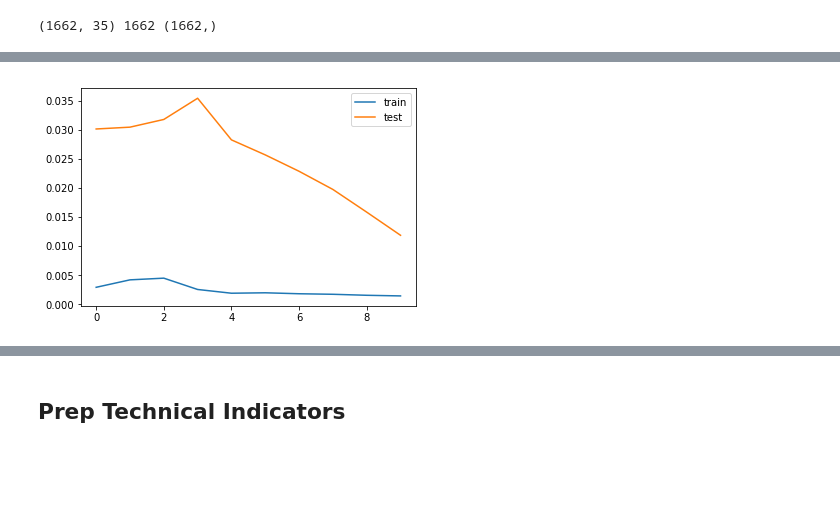
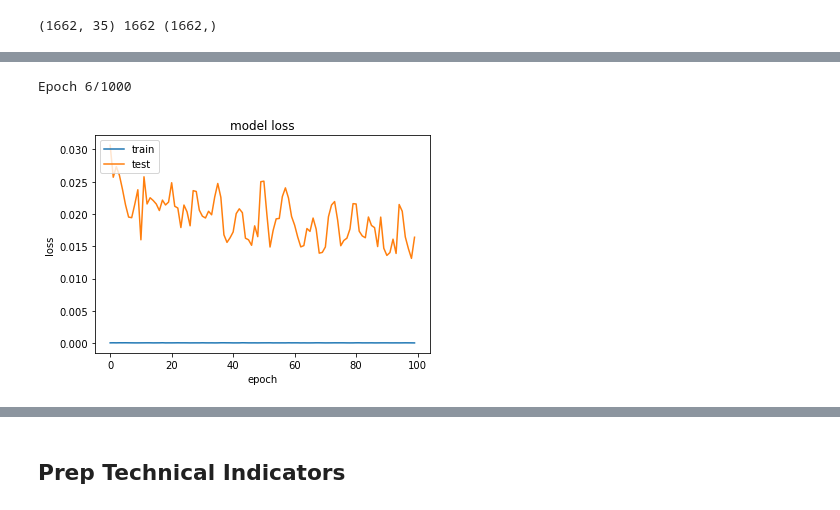
Before and after one commit to bcizek91/crypto_bot_project_2, a Jupyter notebook: Data_Prep_Master.ipynb, the cells around one changed output, grey strips where cells are left out. Cells and saved outputs as stored; diff of their text form; code cells hidden in the pictures; blank space fills up the shorter version.

Commit message:
Data_Prep_Master.ipynb minor tweaks to LSTM model constructions, inline Epoch display for fit.

```diff
--- a/Data_Prep_Master.ipynb
+++ b/Data_Prep_Master.ipynb
@@ -247,8 +239,9 @@ reframed.head()
 # %%
 #reframed.head()
 # %%
-#list = [x for x in range(35, 70) if x % 7 !=0]
+chaff = [x for x in range(35, 70) if x % 7 !=0]
 #print(list)
+reframed.drop(reframed.columns[chaff], axis=1, inplace=True) #4,8,12,16,20
 # %%
 reframed_values = reframed.values
 # %%
@@ -279,21 +270,43 @@ from tensorflow.keras.layers import Flatten
 model = Sequential()
 model.add(LSTM(50, input_shape=(train_X.shape[1], train_X.shape[2]),return_sequences=True))
 model.add(Dropout(.2))
-model.add(LSTM(units=50, return_sequences=True))
+model.add(LSTM(units=50,))
 model.add(Dropout(.2))
 #model.add(LSTM(units=50, return_sequences=True))
 #model.add(Dropout(.2))
-model.add(Flatten())
+#model.add(Flatten())
 model.add(Dense(1)) #Set this equal to the number of output steps.
 #model.compile(loss='mae', optimizer='adam')
 model.compile(optimizer="adam", loss="mean_squared_error",metrics=['accuracy'])
+# %%
+import tensorflow as tf
+class PrintLogs(tf.keras.callbacks.Callback):
+    def __init__(self, epochs):
+            self.epochs = epochs
+
+    def set_params(self, params):
+            params['epochs'] = 0
+            params['verbosity'] = 0
+
+    def on_epoch_begin(self, epoch, logs=None):
+            print('Epoch %d/%d' % (epoch + 1, self.epochs), end='\r')
+    #def on_batch_begin(self, epoch, logs=None):
+       #print('~~~~~~~~~~~~~Training~~~~~~~~~~~~~~~~~~~~~~~~~~~~', end='\r')
 # %%
-history = model.fit(train_X, train_y, epochs=10, batch_size=100, validation_data=(test_X, test_y), verbose=1, shuffle=False)
+epochs = 1000
+history = model.fit(train_X, train_y, epochs=epochs, batch_size=3, validation_data=(test_X, test_y),
+                    verbose=0, shuffle=False, callbacks=[PrintLogs(epochs)])
+# %% [output]
+Epoch 6/1000
 # %%
 from matplotlib import pyplot
-pyplot.plot(history.history['loss'], label='train')
-pyplot.plot(history.history['val_loss'], label='test')
-pyplot.legend()
-pyplot.show()
+# summarize history for loss
+plt.plot(history.history['loss'])
+plt.plot(history.history['val_loss'])
+plt.title('model loss')
+plt.ylabel('loss')
+plt.xlabel('epoch')
+plt.legend(['train', 'test'], loc='upper left')
+plt.show()
 # %% [output]
-[figure, old version]
+[figure, new version]
```
Also changed, not shown: parts of 11 cells of this notebook.
